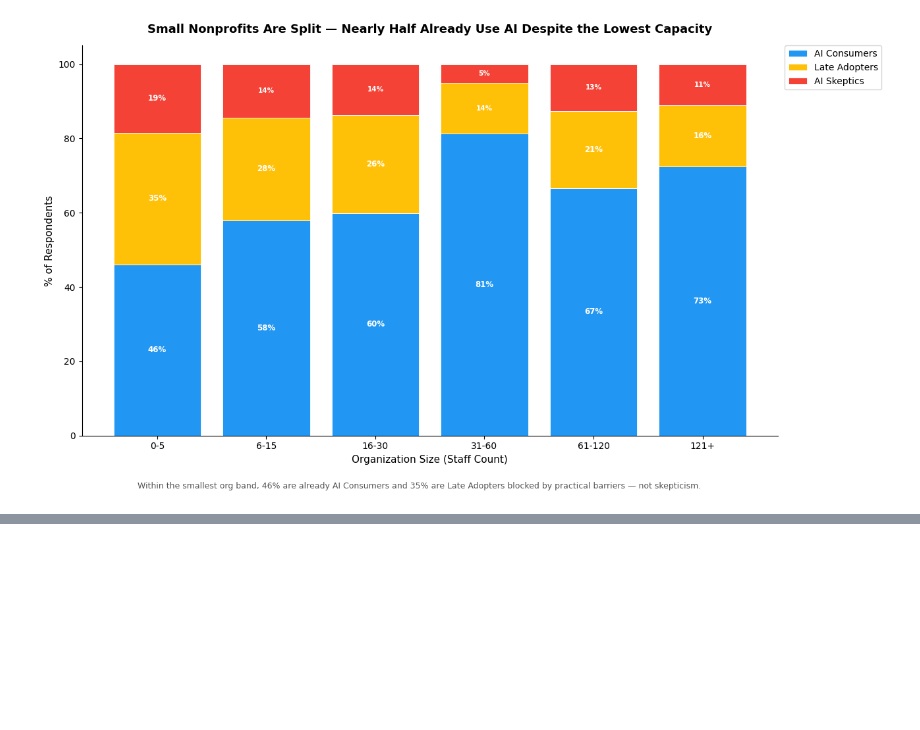
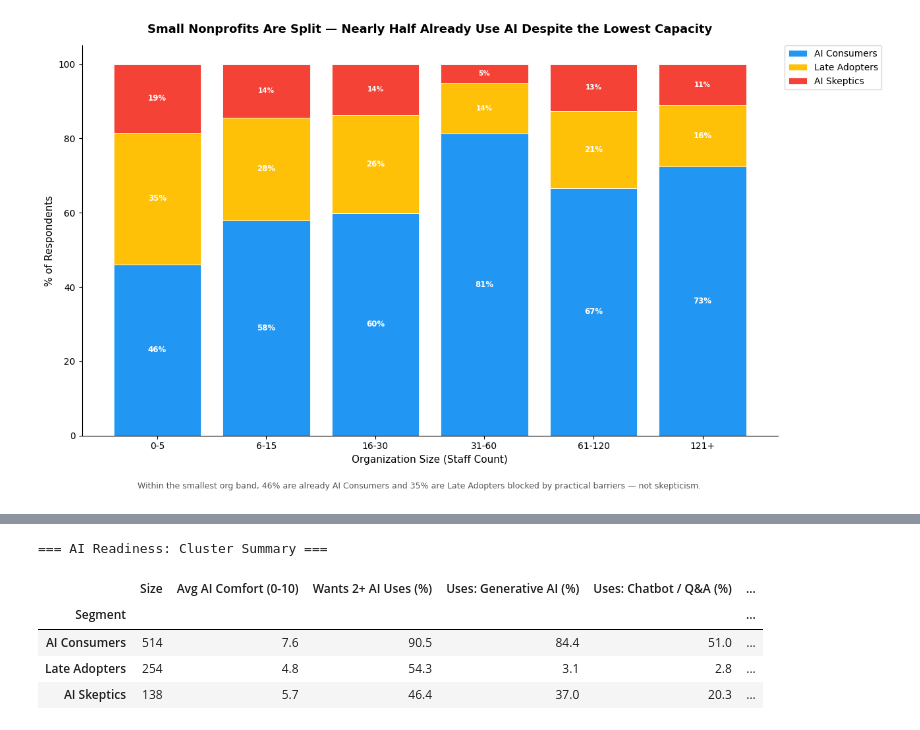
Before and after one commit to BoppingNoodles/SP26_Datathon, a Jupyter notebook: work/main.ipynb, the cells around one changed output, grey strips where cells are left out. Drawn from its saved outputs; the diff is of its cells as text; code cells hidden in the pictures; blank space fills up the shorter version.

```diff
--- a/work/main.ipynb
+++ b/work/main.ipynb
@@ -310,0 +320,77 @@ pyplot.show()
+# %%
+# --- Cluster Summary Table ---
+# Ensure cluster_label column exists on merged_df
+if 'cluster_label' not in merged_df.columns:
+    merged_df['cluster_label'] = merged_df['cluster3'].map(CLUSTER_LABELS)
+
+# Key AI-use columns from the normalized dataset (binary 0/1)
+USE_COLS = [
+    '[U] Generat', '[U] Ask', '[U] Organi',
+    '[U] Interpret', '[U] Assist', '[U] Translat', '[U] Predict',
+]
+NICE_NAMES = {
+    '[U] Generat':   'Generative AI',
+    '[U] Ask':       'Chatbot / Q&A',
+    '[U] Organi':    'Organize Data',
+    '[U] Interpret': 'Interpret Data',
+    '[U] Assist':    'Virtual Assistant',
+    '[U] Translat':  'Translate / Transcribe',
+    '[U] Predict':   'Predictive AI',
+}
+
+cluster_order_r = ['AI Consumers', 'Late Adopters', 'AI Skeptics']
+
+# ai_want_2+ lives in normalized_df; bring it into merged_df if needed
+if 'ai_want_2+_norm' not in merged_df.columns:
+    if 'ai_want_2+' in normalized_df.columns:
+        merged_df['ai_want_2+_norm'] = normalized_df.reindex(merged_df.index)['ai_want_2+']
+    else:
+        merged_df['ai_want_2+_norm'] = 0  # fallback
+
+# Detect correct USE column names in merged_df (may have _norm suffix)
+use_cols_actual = []
+for c in USE_COLS:
+    if c in merged_df.columns:
+        use_cols_actual.append(c)
+    elif c + '_norm' in merged_df.columns:
+        use_cols_actual.append(c + '_norm')
+
+# Build aggregation
+agg_dict = {'person_ai_comfort_raw': 'mean', 'ai_want_2+_norm': 'mean'}
+for col in use_cols_actual:
+    agg_dict[col] = 'mean'
+
+summary = merged_df.groupby('cluster_label').agg(
+    Size=('cluster_label', 'size'),
+    **{k: (k, v) for k, v in agg_dict.items()}
+).reindex(cluster_order_r)
+
+# Rename columns for presentation
+rename_map = {
+    'person_ai_comfort_raw': 'Avg AI Comfort (0-10)',
+    'ai_want_2+_norm': 'Wants 2+ AI Uses (%)',
+}
+for orig, nice in NICE_NAMES.items():
+    for actual in use_cols_actual:
+        if orig in actual:
+            rename_map[actual] = f'Uses: {nice} (%)'
+
+summary = summary.rename(columns=rename_map)
+
+# Format percentages
+for col in summary.columns:
+    if '(%)' in col:
+        summary[col] = (summary[col] * 100).round(1)
+    elif '(0-10)' in col:
+        summary[col] = summary[col].round(1)
+
+summary.index.name = 'Segment'
+print('=== AI Readiness: Cluster Summary ===')
+summary
+# %% [output]
+=== AI Readiness: Cluster Summary ===
+|  | Size | Avg AI Comfort (0-10) | Wants 2+ AI Uses (%) | Uses: Generative AI (%) | Uses: Chatbot / Q&A (%) | ... |
+| Segment |  |  |  |  |  | ... |
+| AI Consumers | 514 | 7.6 | 90.5 | 84.4 | 51.0 | ... |
+| Late Adopters | 254 | 4.8 | 54.3 | 3.1 | 2.8 | ... |
+| AI Skeptics | 138 | 5.7 | 46.4 | 37.0 | 20.3 | ... |
```
Also changed, not shown: parts of 8 cells of this notebook.
